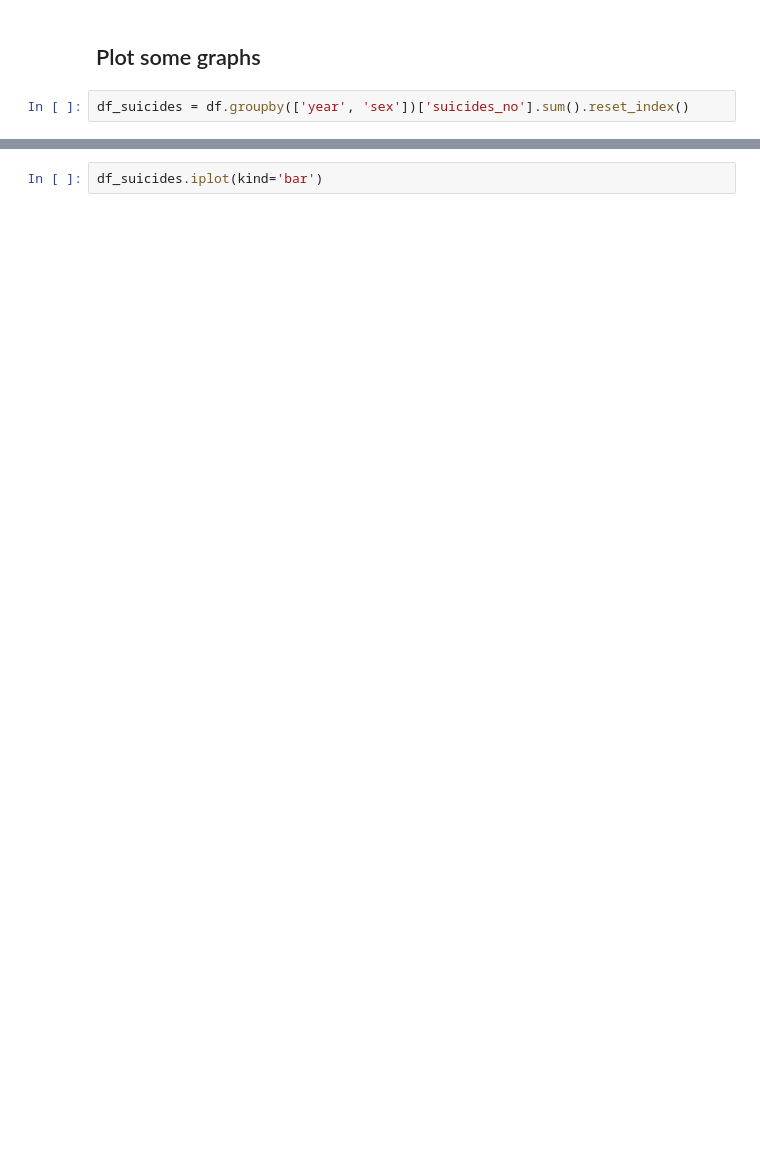
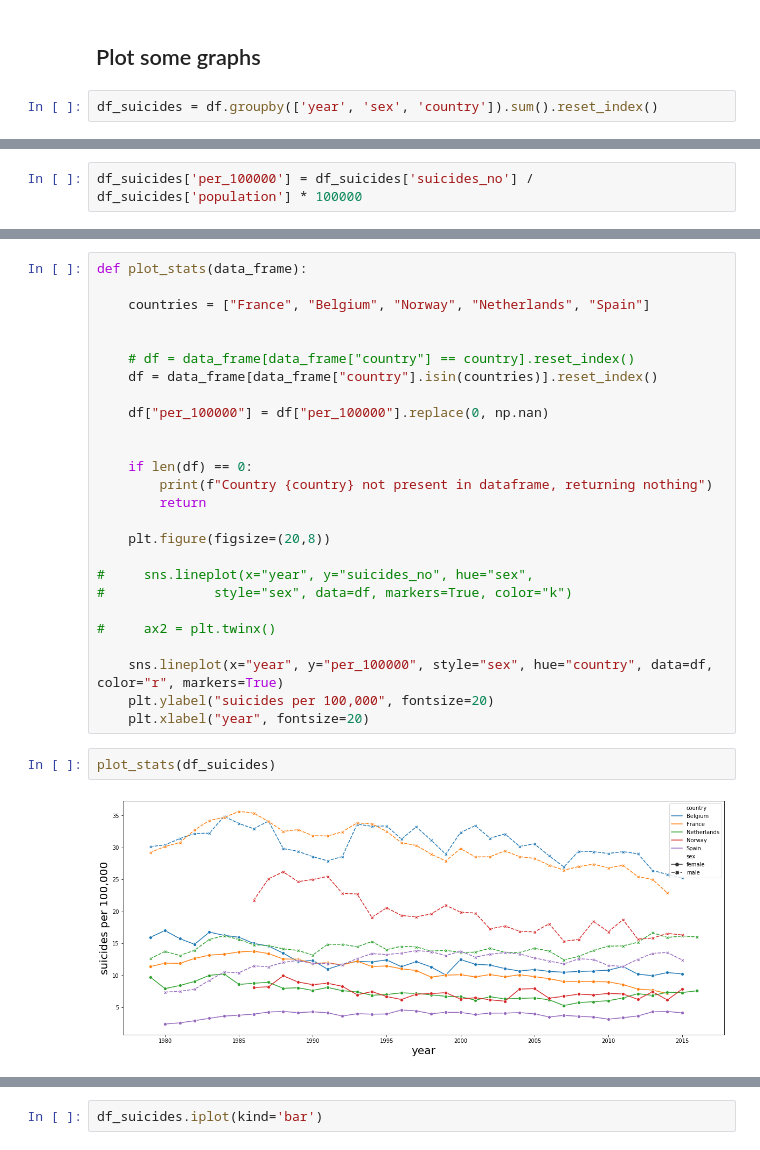
Before and after one commit to Hannemit/data_science_projects, a Jupyter notebook: notebooks/2_data_exploration.ipynb, the cells around one changed output, grey strips where cells are left out. Cells and saved outputs as stored; diff of their text form; blank space fills up the shorter version.

```diff
--- a/notebooks/2_data_exploration.ipynb
+++ b/notebooks/2_data_exploration.ipynb
@@ -30,4 +34,4 @@ df.head()
 # %% [markdown]
 ## Plot some graphs
 # %%
-df_suicides = df.groupby(['year', 'sex'])['suicides_no'].sum().reset_index()
+df_suicides = df.groupby(['year', 'sex', 'country']).sum().reset_index()
@@ -33,0 +47,2 @@ df_suicides = df.groupby(['year', 'sex'])['suicides_no'].sum().reset_index()
+# %%
+df_suicides['per_100000'] = df_suicides['suicides_no'] / df_suicides['population'] * 100000
@@ -33,0 +89,30 @@ df_suicides = df.groupby(['year', 'sex'])['suicides_no'].sum().reset_index()
+# %%
+def plot_stats(data_frame):
+
+    countries = ["France", "Belgium", "Norway", "Netherlands", "Spain"]
+
+
+    # df = data_frame[data_frame["country"] == country].reset_index()
+    df = data_frame[data_frame["country"].isin(countries)].reset_index()
+
+    df["per_100000"] = df["per_100000"].replace(0, np.nan)
+
+
+    if len(df) == 0:
+        print(f"Country {country} not present in dataframe, returning nothing")
+        return
+
+    plt.figure(figsize=(20,8))
+
+#     sns.lineplot(x="year", y="suicides_no", hue="sex",
+#              style="sex", data=df, markers=True, color="k")
+
+#     ax2 = plt.twinx()
+
+    sns.lineplot(x="year", y="per_100000", style="sex", hue="country", data=df, color="r", markers=True)
+    plt.ylabel("suicides per 100,000", fontsize=20)
+    plt.xlabel("year", fontsize=20)
+# %%
+plot_stats(df_suicides)
+# %% [output]
+[figure, added]
```
Also changed, not shown: parts of 23 cells of this notebook, 2 other files.
